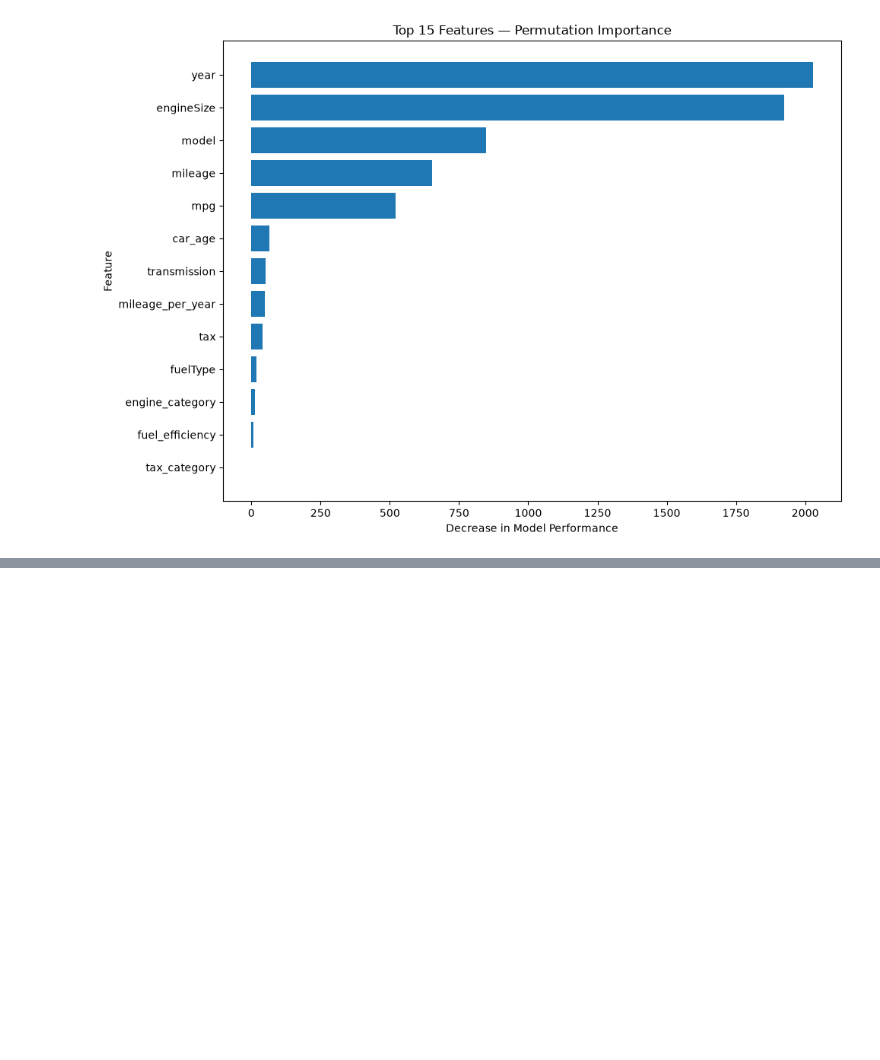
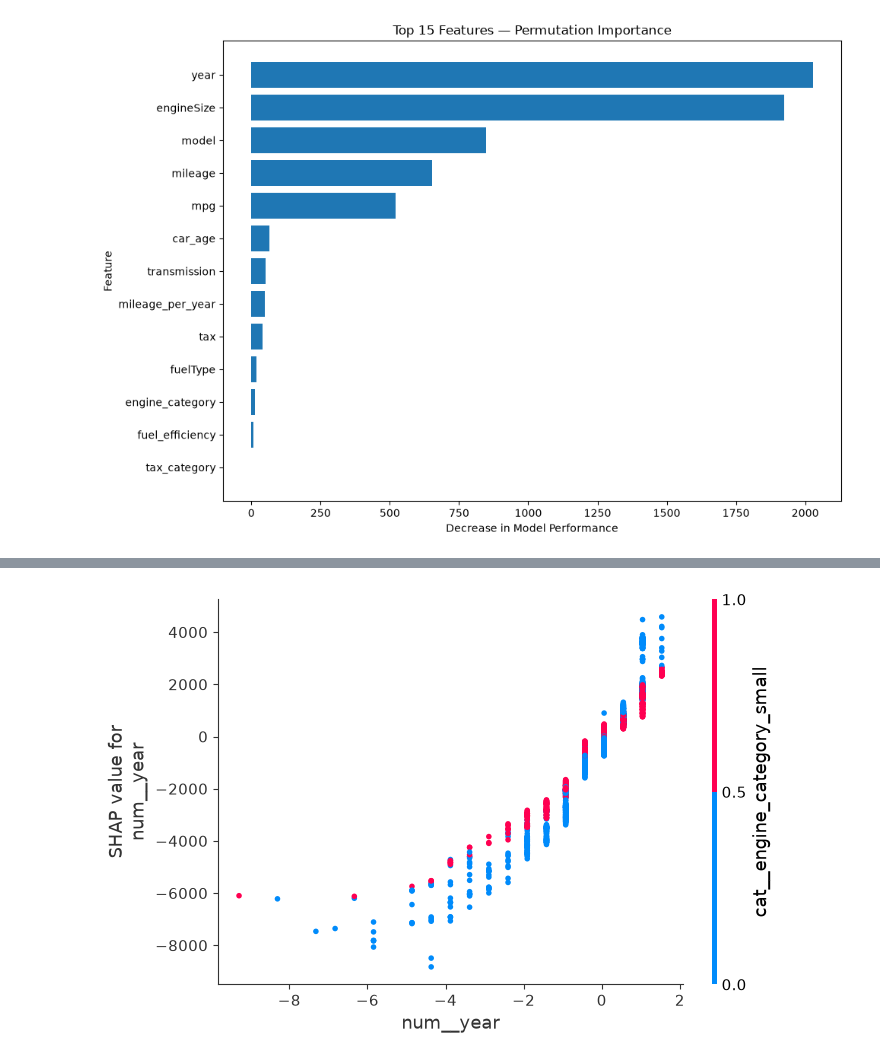
Before and after one commit to krishiv-3/AutoPrice-AI-Pro, a Jupyter notebook: notebooks/16_Model_Explainability.ipynb, the cells around one changed output, grey strips where cells are left out. Cells and saved outputs as stored; diff of their text form; code cells hidden in the pictures; blank space fills up the shorter version.

```diff
--- a/notebooks/16_Model_Explainability.ipynb
+++ b/notebooks/16_Model_Explainability.ipynb
@@ -283,0 +342,9 @@ plt.show()
+# %%
+shap.dependence_plot(
+    "num__year",
+    shap_values,
+    X_test_transformed,
+    feature_names=feature_names
+)
+# %% [output]
+[figure, added]
```
Also changed, not shown: parts of 63 cells of this notebook.
